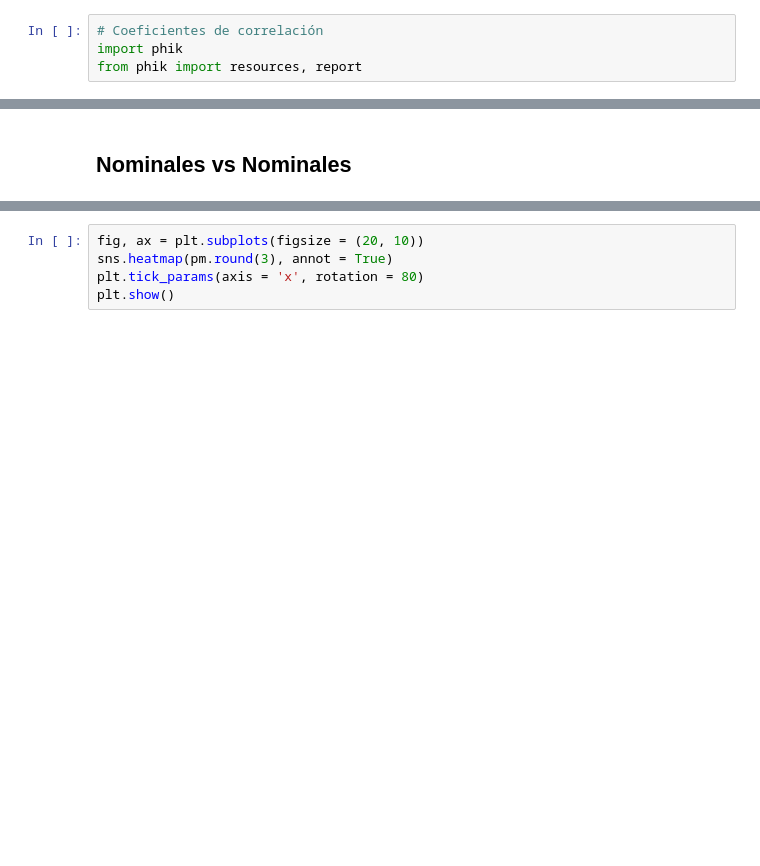
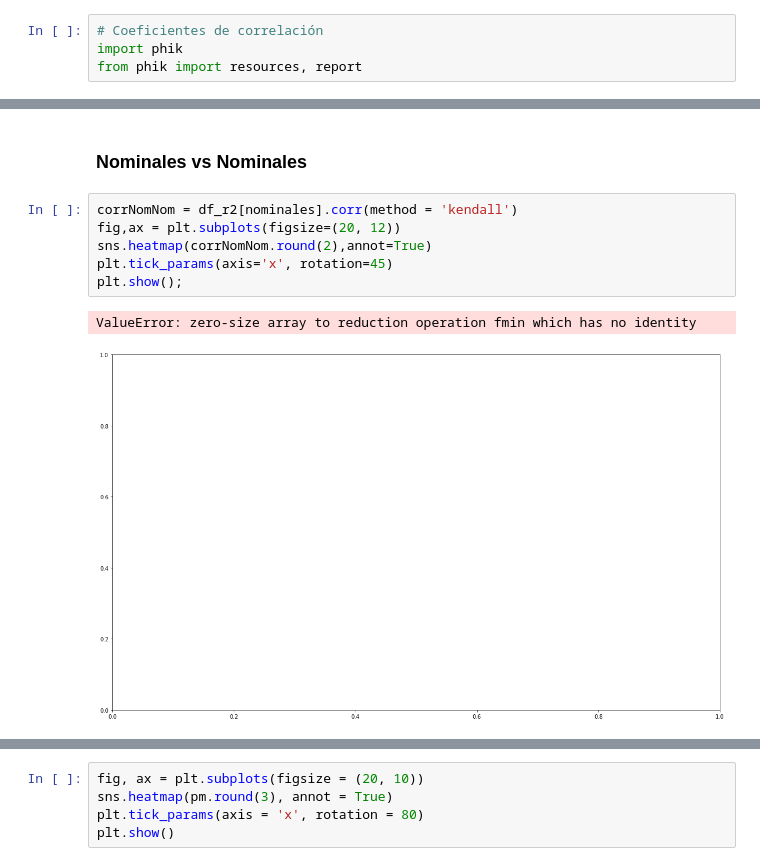
Before and after one commit to Sofia-VA/Proyecto-PAD, a Jupyter notebook: E2/EDA_Multivariado.ipynb, the cells around one changed output, grey strips where cells are left out. Cells and saved outputs as stored; diff of their text form; blank space fills up the shorter version.

```diff
--- a/E2/EDA_Multivariado.ipynb
+++ b/E2/EDA_Multivariado.ipynb
@@ -378,2 +392,11 @@ plt.show()
 # %% [markdown]
-## Nominales vs Nominales
+### Nominales vs Nominales
+# %%
+corrNomNom = df_r2[nominales].corr(method = 'kendall')
+fig,ax = plt.subplots(figsize=(20, 12))
+sns.heatmap(corrNomNom.round(2),annot=True)
+plt.tick_params(axis='x', rotation=45)
+plt.show();
+# %% [output]
+ValueError: zero-size array to reduction operation fmin which has no identity
+[figure, added]
```
Also changed, not shown: parts of 31 cells of this notebook, 1 other file.
